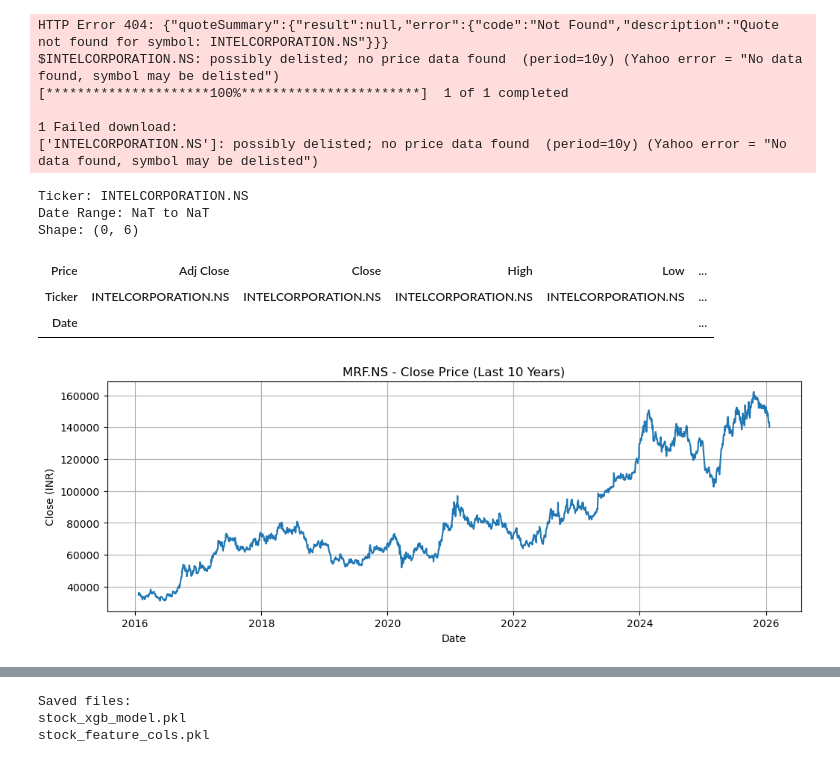
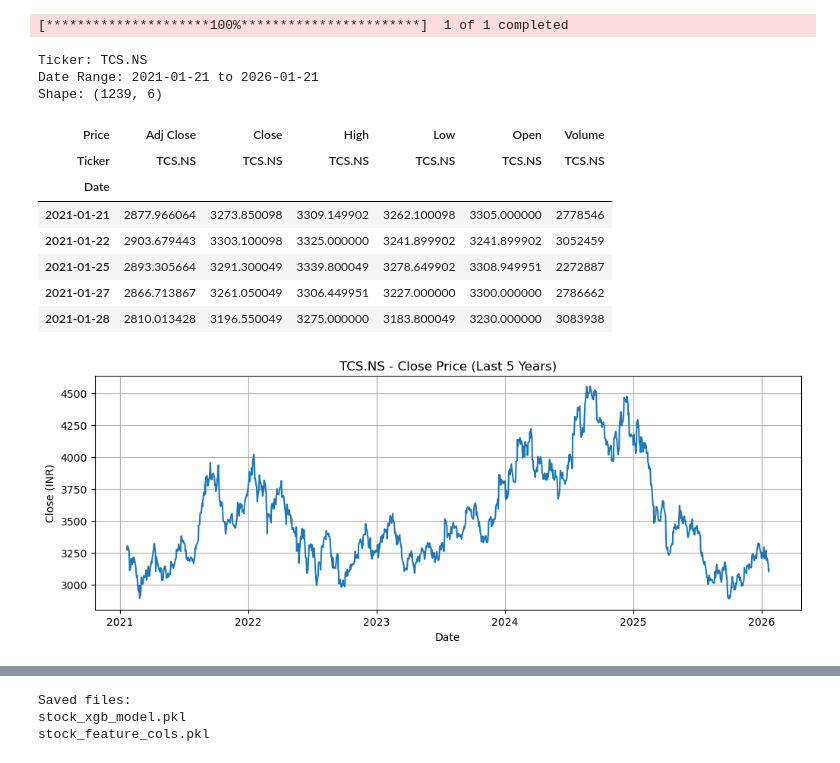
Before and after one commit to mdrazachouhan49/Stock-Price-Prediction-using-ML-and-Python, a Jupyter notebook: StockPricePrediction.ipynb, the cells around one changed output, grey strips where cells are left out. Cells and saved outputs as stored; diff of their text form; code cells hidden in the pictures.

```diff
--- a/StockPricePrediction.ipynb
+++ b/StockPricePrediction.ipynb
@@ -18,8 +18,8 @@ import joblib
 # 1) Data Loading (Last 5 Years)
 # ==========================================================
 
-ticker = "INTELCORPORATION.NS"
-period = "10y"  # exactly 10 years for efficiency
+ticker = "TCS.NS"
+period = "5y"  # exactly 10 years for efficiency
 
 df = yf.download(ticker, period=period, interval="1d", auto_adjust=False)
 df.dropna(inplace=True)
@@ -30,32 +30,32 @@ print("Shape:", df.shape)
 
 df.head()
 # %% [output]
-HTTP Error 404: {"quoteSummary":{"result":null,"error":{"code":"Not Found","description":"Quote not found for symbol: INTELCORPORATION.NS"}}}
-$INTELCORPORATION.NS: possibly delisted; no price data found  (period=10y) (Yahoo error = "No data found, symbol may be delisted")
 [*********************100%***********************]  1 of 1 completed
-
-1 Failed download:
-['INTELCORPORATION.NS']: possibly delisted; no price data found  (period=10y) (Yahoo error = "No data found, symbol may be delisted")
-Ticker: INTELCORPORATION.NS
-Date Range: NaT to NaT
-Shape: (0, 6)
+Ticker: TCS.NS
+Date Range: 2021-01-21 to 2026-01-21
+Shape: (1239, 6)
-| Price | Adj Close | Close | High | Low | ... |
-| Ticker | INTELCORPORATION.NS | INTELCORPORATION.NS | INTELCORPORATION.NS | INTELCORPORATION.NS | ... |
-| Date |  |  |  |  | ... |
+| Price | Adj Close | Close | High | Low | Open | Volume |
+| Ticker | TCS.NS | TCS.NS | TCS.NS | TCS.NS | TCS.NS | TCS.NS |
+| Date |  |  |  |  |  |  |
+| 2021-01-21 | 2877.966064 | 3273.850098 | 3309.149902 | 3262.100098 | 3305.000000 | 2778546 |
+| 2021-01-22 | 2903.679443 | 3303.100098 | 3325.000000 | 3241.899902 | 3241.899902 | 3052459 |
+| 2021-01-25 | 2893.305664 | 3291.300049 | 3339.800049 | 3278.649902 | 3308.949951 | 2272887 |
+| 2021-01-27 | 2866.713867 | 3261.050049 | 3306.449951 | 3227.000000 | 3300.000000 | 2786662 |
+| 2021-01-28 | 2810.013428 | 3196.550049 | 3275.000000 | 3183.800049 | 3230.000000 | 3083938 |
 # %%
 # ==========================================================
 # 2) Data Visualization (Close Trend)
 # ==========================================================
 
 plt.figure(figsize=(12, 4))
 plt.plot(df["Close"])
-plt.title(f'{ticker} - Close Price (Last 10 Years)')
+plt.title(f'{ticker} - Close Price (Last 5 Years)')
 plt.xlabel("Date")
 plt.ylabel("Close (INR)")
 plt.grid(True)
 plt.show()
 # %% [output]
-[figure, old version]
+[figure, new version]
 # %%
 # ==========================================================
 # 3) Feature Engineering
```
Also changed, not shown: parts of 7 cells of this notebook.
